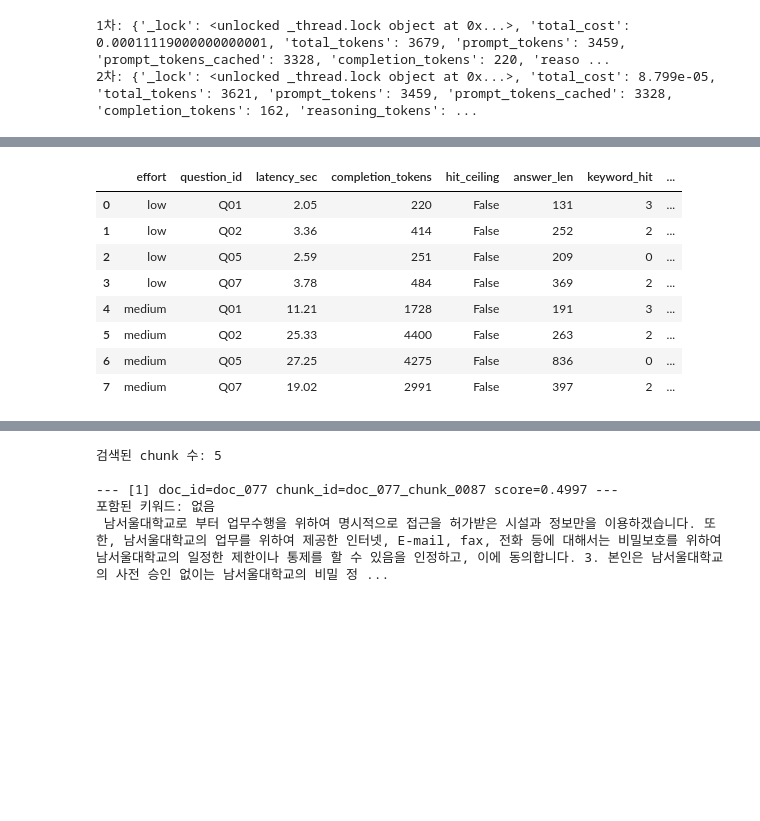
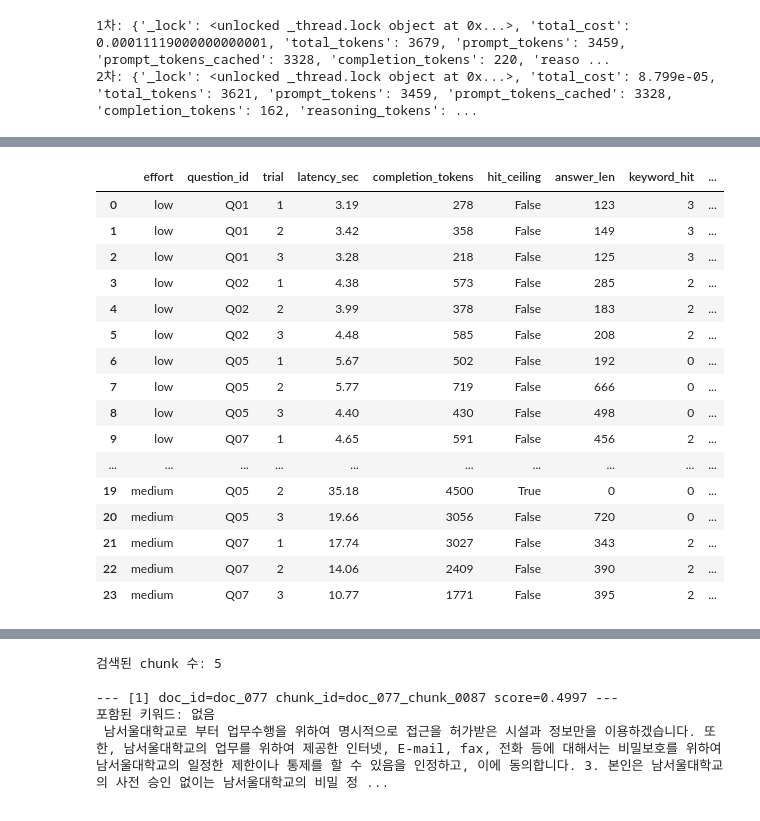
Before and after one commit to tjgh8167/rfp-rag-project, a Jupyter notebook: notebook/03_generation_test.ipynb, the cells around one changed output, grey strips where cells are left out. Drawn from its saved outputs; the diff is of its cells as text; code cells hidden in the pictures; blank space fills up the shorter version.

Commit message:
fix: reasoning_effort 안정성 검증을 위해 3회 반복 실행 추가, hit_ceiling 하드코딩 제거

```diff
--- a/notebook/03_generation_test.ipynb
+++ b/notebook/03_generation_test.ipynb
@@ -733,63 +733,68 @@ from api_main import load_config, load_chunks
 from src.retriever_factory import create_retriever
 from src.rag_engine import build_context, condense_question, SYSTEM_RULE
 from langchain_openai import ChatOpenAI
 from langchain_core.prompts import ChatPromptTemplate, MessagesPlaceholder
 from langchain_community.callbacks import get_openai_callback
 
-# (질문ID, 질문, 정답에 반드시 들어가야 할 키워드들 - questions.jsonl 기준)
 REASONING_QUESTION_IDS = ["Q01", "Q02", "Q05", "Q07"]
 REASONING_TEST_QUESTIONS = [
     (qid, QUESTIONS_BY_ID[qid]["question"], QUESTIONS_BY_ID[qid]["keywords"])
     for qid in REASONING_QUESTION_IDS
 ]
+
 config = load_config()
 chunks = load_chunks(config["paths"]["chunks"])
 retriever = create_retriever(chunks, config["retrieval"], "openai")
-
 prompt = ChatPromptTemplate.from_messages([
     ("system", SYSTEM_RULE + "\n\nContext:\n{context}"),
     MessagesPlaceholder("history", optional=True),
     ("human", "{question}")
 ])
 
+N_REPEAT = 3
 reasoning_results = []
-for effort in ["low", "medium"]:  # medium이 지금까지 써온 기본값에 가까움
+for effort in ["low", "medium"]:
     llm = ChatOpenAI(model=config["generation"]["model"], max_tokens=config["generation"]["max_tokens"], reasoning_effort=effort)
     for qid, q, keywords in REASONING_TEST_QUESTIONS:
         search_q = condense_question(q, None, config)
         results = retriever.search(search_q, top_k=config["retrieval"]["top_k"])
         context = build_context(results)
         messages = prompt.format_messages(context=context, question=q, history=[])
-
-        start = time.perf_counter()
-        with get_openai_callback() as cb:
-            ai_msg = llm.invoke(messages)
-        elapsed = time.perf_counter() - start
-
-        answer = ai_msg.content
-        keyword_hit = sum(1 for kw in keywords if kw in answer)
-
-        reasoning_results.append({
-            "effort": effort, "question_id": qid,
-            "latency_sec": round(elapsed, 2),
-            "completion_tokens": cb.completion_tokens,
-            "hit_ceiling": cb.completion_tokens >= 4500,
-            "answer_len": len(answer),
-            "keyword_hit": keyword_hit,
-            "keyword_total": len(keywords),
-            "cost_usd": round(cb.total_cost, 5),
-            "answer_preview": answer[:80],
-        })
-
+        for trial in range(N_REPEAT):
+            start = time.perf_counter()
+            with get_openai_callback() as cb:
+                ai_msg = llm.invoke(messages)
+            elapsed = time.perf_counter() - start
+            answer = ai_msg.content
+            keyword_hit = sum(1 for kw in keywords if kw in answer)
+            reasoning_results.append({
+                "effort": effort, "question_id": qid, "trial": trial + 1,
+                "latency_sec": round(elapsed, 2),
+                "completion_tokens": cb.completion_tokens,
+                "hit_ceiling": cb.completion_tokens >= config["generation"]["max_tokens"],
+                "answer_len": len(answer),
+                "keyword_hit": keyword_hit,
+                "keyword_total": len(keywords),
+                "cost_usd": round(cb.total_cost, 5),
+                "answer_preview": answer[:80],
+            })
 df_reasoning = pd.DataFrame(reasoning_results)
 df_reasoning
 # %% [output]
-|  | effort | question_id | latency_sec | completion_tokens | hit_ceiling | answer_len | keyword_hit | ... |
-| 0 | low | Q01 | 2.05 | 220 | False | 131 | 3 | ... |
-| 1 | low | Q02 | 3.36 | 414 | False | 252 | 2 | ... |
-| 2 | low | Q05 | 2.59 | 251 | False | 209 | 0 | ... |
-| 3 | low | Q07 | 3.78 | 484 | False | 369 | 2 | ... |
-| 4 | medium | Q01 | 11.21 | 1728 | False | 191 | 3 | ... |
-| 5 | medium | Q02 | 25.33 | 4400 | False | 263 | 2 | ... |
-| 6 | medium | Q05 | 27.25 | 4275 | False | 836 | 0 | ... |
-| 7 | medium | Q07 | 19.02 | 2991 | False | 397 | 2 | ... |
+|  | effort | question_id | trial | latency_sec | completion_tokens | hit_ceiling | answer_len | keyword_hit | ... |
+| 0 | low | Q01 | 1 | 3.19 | 278 | False | 123 | 3 | ... |
+| 1 | low | Q01 | 2 | 3.42 | 358 | False | 149 | 3 | ... |
+| 2 | low | Q01 | 3 | 3.28 | 218 | False | 125 | 3 | ... |
+| 3 | low | Q02 | 1 | 4.38 | 573 | False | 285 | 2 | ... |
+| 4 | low | Q02 | 2 | 3.99 | 378 | False | 183 | 2 | ... |
+| 5 | low | Q02 | 3 | 4.48 | 585 | False | 208 | 2 | ... |
+| 6 | low | Q05 | 1 | 5.67 | 502 | False | 192 | 0 | ... |
+| 7 | low | Q05 | 2 | 5.77 | 719 | False | 666 | 0 | ... |
+| 8 | low | Q05 | 3 | 4.40 | 430 | False | 498 | 0 | ... |
+| 9 | low | Q07 | 1 | 4.65 | 591 | False | 456 | 2 | ... |
+| ... | ... | ... | ... | ... | ... | ... | ... | ... | ... |
+| 19 | medium | Q05 | 2 | 35.18 | 4500 | True | 0 | 0 | ... |
+| 20 | medium | Q05 | 3 | 19.66 | 3056 | False | 720 | 0 | ... |
+| 21 | medium | Q07 | 1 | 17.74 | 3027 | False | 343 | 2 | ... |
+| 22 | medium | Q07 | 2 | 14.06 | 2409 | False | 390 | 2 | ... |
+| 23 | medium | Q07 | 3 | 10.77 | 1771 | False | 395 | 2 | ... |
```
Also changed, not shown: parts of 3 cells of this notebook.
